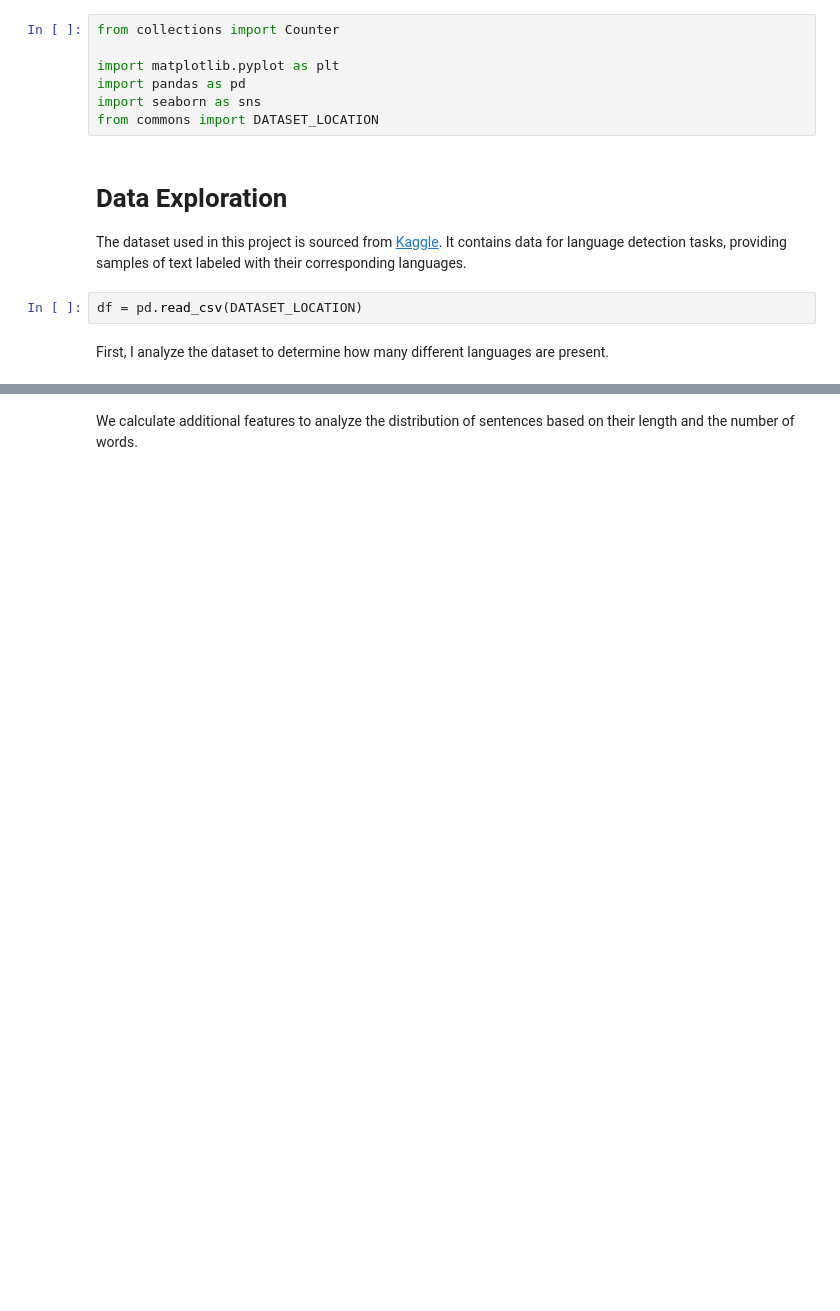
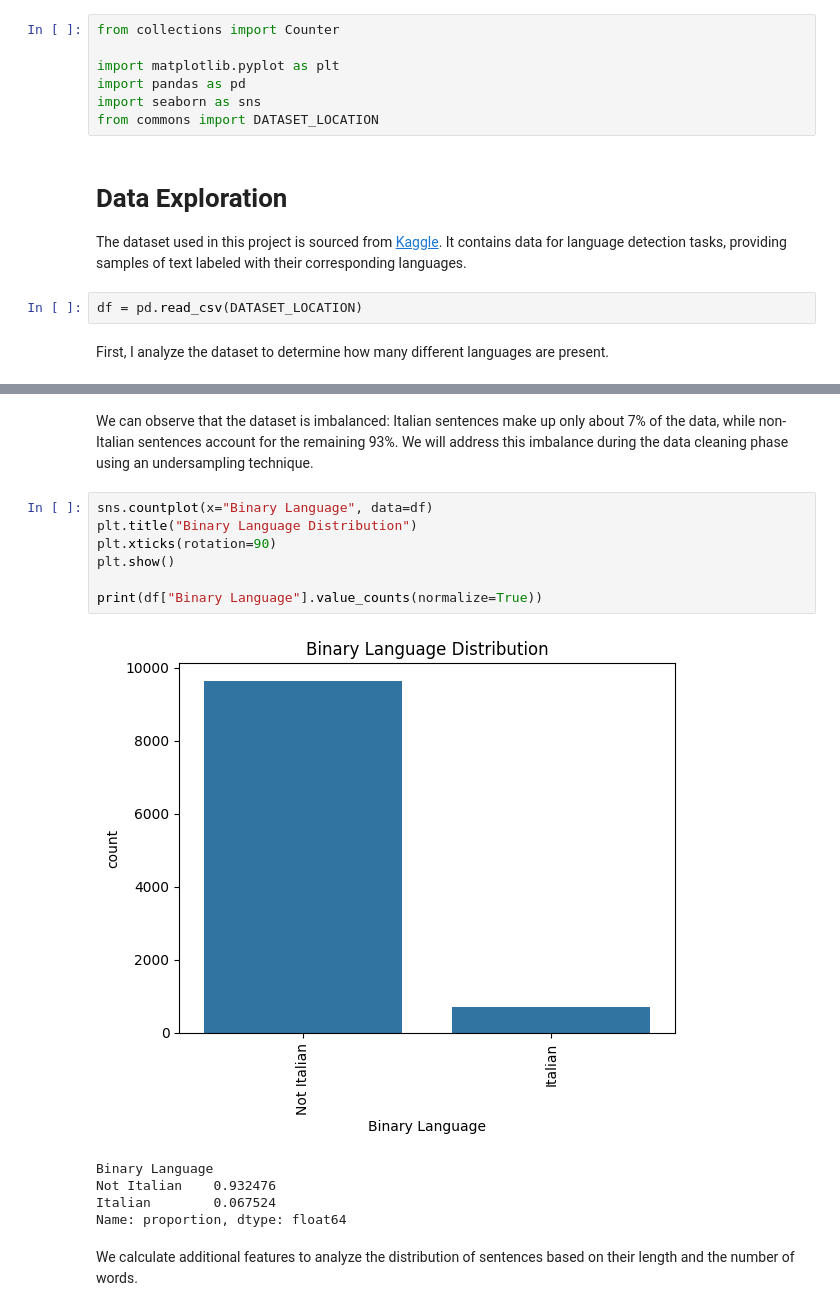
Before and after one commit to Simone-Smaldore/Language-Classifier, a Jupyter notebook: notebooks/1-Data_exploration.ipynb, the cells around one changed output, grey strips where cells are left out. Saved outputs shown, nothing was run; the diff lists cells and outputs as text; blank space fills up the shorter version.

```diff
--- a/notebooks/1-Data_exploration.ipynb
+++ b/notebooks/1-Data_exploration.ipynb
@@ -63,4 +74,19 @@ Italian    0.335094
 Name: proportion, dtype: float64
+# %% [markdown]
+We can observe that the dataset is imbalanced: Italian sentences make up only about 7% of the data, while non-Italian sentences account for the remaining 93%. We will address this imbalance during the data cleaning phase using an undersampling technique.
+# %%
+sns.countplot(x="Binary Language", data=df)
+plt.title("Binary Language Distribution")
+plt.xticks(rotation=90)
+plt.show()
+
+print(df["Binary Language"].value_counts(normalize=True))
+# %% [output]
+[figure, added]
+Binary Language
+Not Italian    0.932476
+Italian        0.067524
+Name: proportion, dtype: float64
 # %% [markdown]
 We calculate additional features to analyze the distribution of sentences based on their length and the number of words.
 # %%
```
Also changed, not shown: parts of 10 cells of this notebook, 21 other files.
